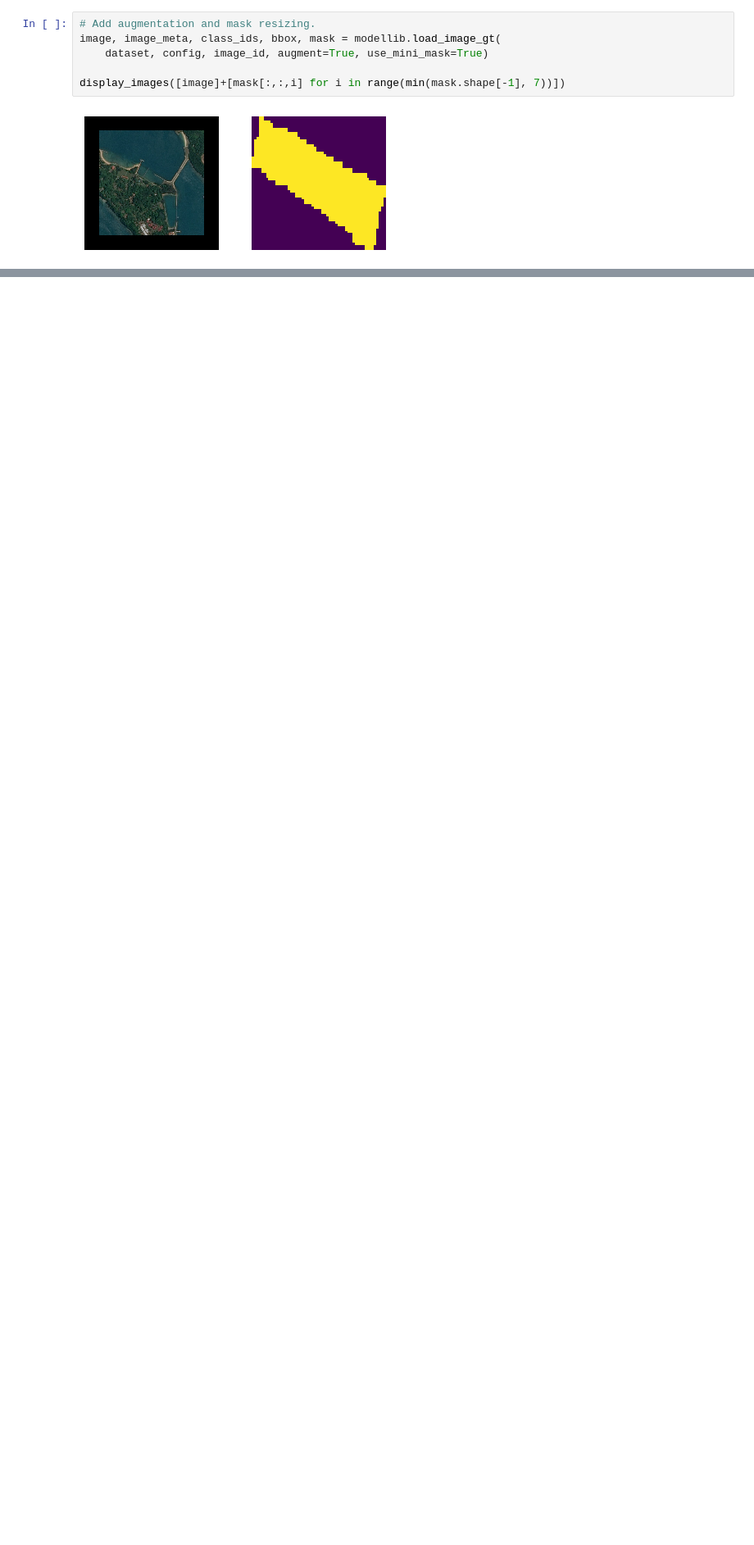
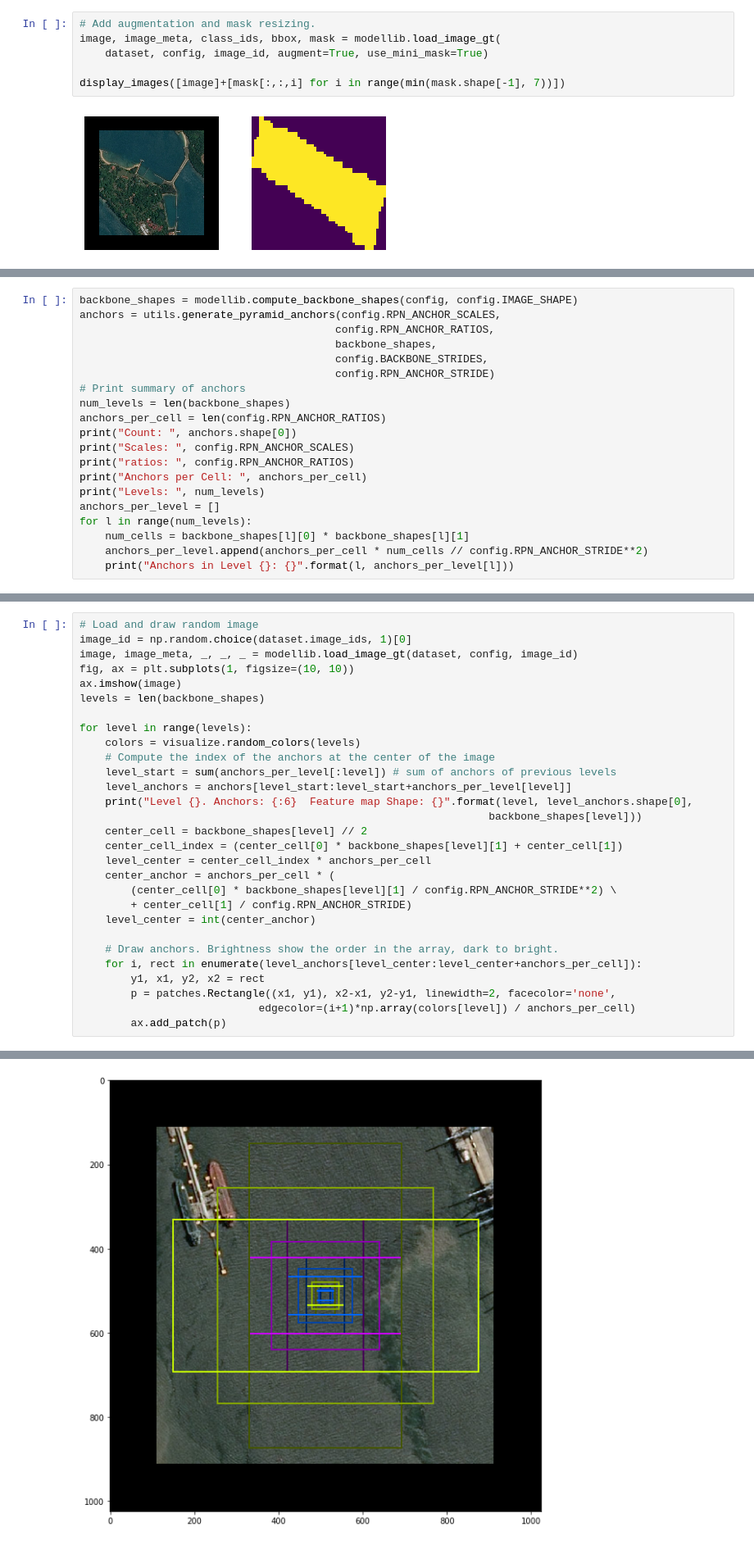
Before and after one commit to kuobrian/airbus_ship_detection, a Jupyter notebook: inspect_airbus_data.ipynb, the cells around one changed output, grey strips where cells are left out. Shown at 82% size. Drawn from its saved outputs; the diff is of its cells as text; blank space fills up the shorter version.

Commit message:
run detect ballon dataset

```diff
--- a/inspect_airbus_data.ipynb
+++ b/inspect_airbus_data.ipynb
@@ -132,0 +137,20 @@ visualize.display_instances(image, bbox, mask, class_ids, dataset.class_names)
+# %%
+backbone_shapes = modellib.compute_backbone_shapes(config, config.IMAGE_SHAPE)
+anchors = utils.generate_pyramid_anchors(config.RPN_ANCHOR_SCALES,
+                                        config.RPN_ANCHOR_RATIOS,
+                                        backbone_shapes,
+                                        config.BACKBONE_STRIDES,
+                                        config.RPN_ANCHOR_STRIDE)
+# Print summary of anchors
+num_levels = len(backbone_shapes)
+anchors_per_cell = len(config.RPN_ANCHOR_RATIOS)
+print("Count: ", anchors.shape[0])
+print("Scales: ", config.RPN_ANCHOR_SCALES)
+print("ratios: ", config.RPN_ANCHOR_RATIOS)
+print("Anchors per Cell: ", anchors_per_cell)
+print("Levels: ", num_levels)
+anchors_per_level = []
+for l in range(num_levels):
+    num_cells = backbone_shapes[l][0] * backbone_shapes[l][1]
+    anchors_per_level.append(anchors_per_cell * num_cells // config.RPN_ANCHOR_STRIDE**2)
+    print("Anchors in Level {}: {}".format(l, anchors_per_level[l]))
@@ -132,0 +170,30 @@ visualize.display_instances(image, bbox, mask, class_ids, dataset.class_names)
+# %%
+# Load and draw random image
+image_id = np.random.choice(dataset.image_ids, 1)[0]
+image, image_meta, _, _, _ = modellib.load_image_gt(dataset, config, image_id)
+fig, ax = plt.subplots(1, figsize=(10, 10))
+ax.imshow(image)
+levels = len(backbone_shapes)
+
+for level in range(levels):
+    colors = visualize.random_colors(levels)
+    # Compute the index of the anchors at the center of the image
+    level_start = sum(anchors_per_level[:level]) # sum of anchors of previous levels
+    level_anchors = anchors[level_start:level_start+anchors_per_level[level]]
+    print("Level {}. Anchors: {:6}  Feature map Shape: {}".format(level, level_anchors.shape[0],
+                                                                backbone_shapes[level]))
+    center_cell = backbone_shapes[level] // 2
+    center_cell_index = (center_cell[0] * backbone_shapes[level][1] + center_cell[1])
+    level_center = center_cell_index * anchors_per_cell
+    center_anchor = anchors_per_cell * (
+        (center_cell[0] * backbone_shapes[level][1] / config.RPN_ANCHOR_STRIDE**2) \
+        + center_cell[1] / config.RPN_ANCHOR_STRIDE)
+    level_center = int(center_anchor)
+
+    # Draw anchors. Brightness show the order in the array, dark to bright.
+    for i, rect in enumerate(level_anchors[level_center:level_center+anchors_per_cell]):
+        y1, x1, y2, x2 = rect
+        p = patches.Rectangle((x1, y1), x2-x1, y2-y1, linewidth=2, facecolor='none',
+                            edgecolor=(i+1)*np.array(colors[level]) / anchors_per_cell)
+        ax.add_patch(p)
+# %% [output]
@@ -132,0 +205 @@ visualize.display_instances(image, bbox, mask, class_ids, dataset.class_names)
+[figure, added]
```
Also changed, not shown: parts of 5 cells of this notebook, 2 other files.
